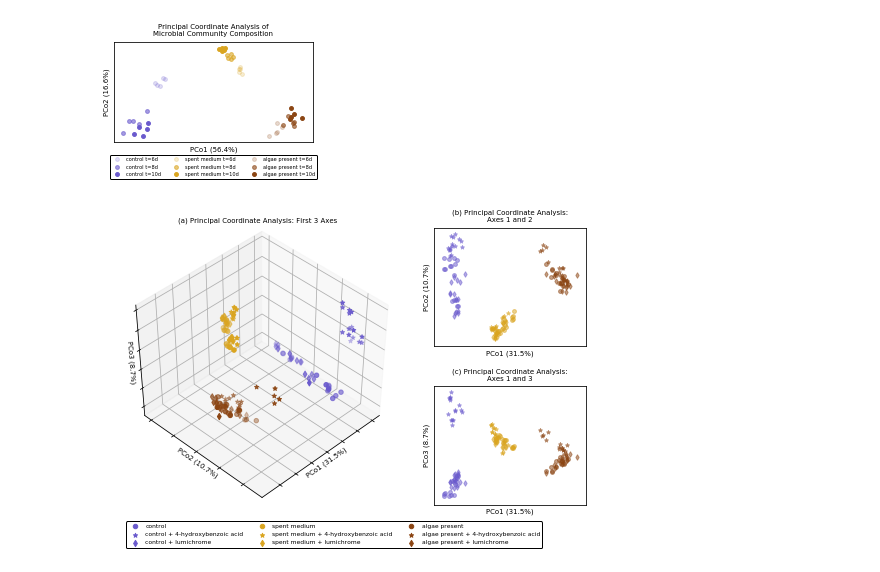
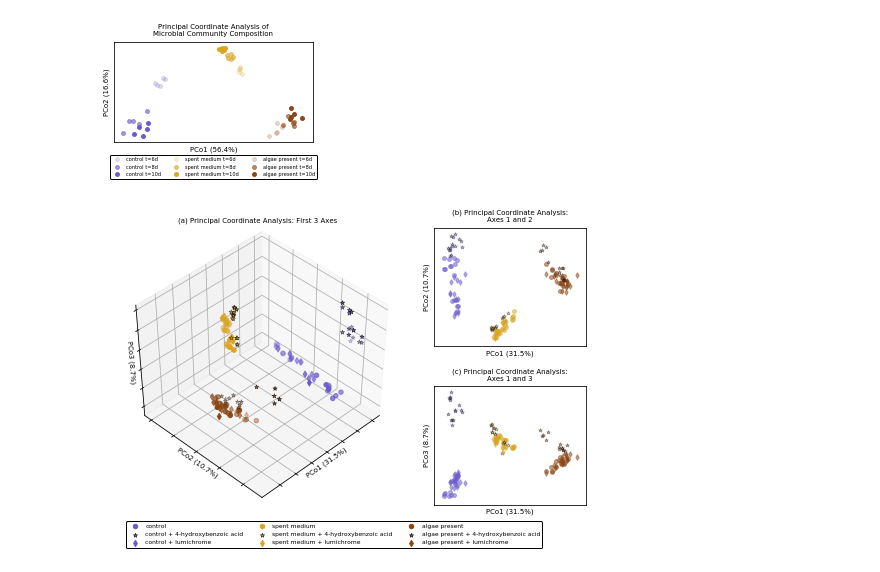
Before and after one commit to vbrisson/Algal_Exometabolites_Shape_Bacterial_Communities, a Jupyter notebook: plotting_and_further_analysis/PCoAandAlphaDiversityPlots.ipynb, the cells around one changed output. Drawn from its saved outputs; the diff is of its cells as text; code cells hidden in the pictures.

```diff
--- a/plotting_and_further_analysis/PCoAandAlphaDiversityPlots.ipynb
+++ b/plotting_and_further_analysis/PCoAandAlphaDiversityPlots.ipynb
@@ -93,7 +93,8 @@ for a in ['none', 'SM','phaeo']:
                 color=colors[a], marker='o', alpha=0.5, s=15, label=labels[a])
     plt.scatter(mydata.loc[mydata['metabolite']=='4hydroxybenzoic_acid']['Axis.1'],
                 mydata.loc[mydata['metabolite']=='4hydroxybenzoic_acid']['Axis.2'],
-                color=colors[a], marker='*', alpha=0.5, s=15, label=labels[a]+' + 4-hydroxybenzoic acid')
+                edgecolor='k',linewidth=0.5,color=colors[a], marker='*',alpha=0.5, s=15,
+                label=labels[a]+' + 4-hydroxybenzoic acid')
     plt.scatter(mydata.loc[mydata['metabolite']=='lumichrome']['Axis.1'],
                 mydata.loc[mydata['metabolite']=='lumichrome']['Axis.2'],
                 color=colors[a], marker='d', alpha=0.5, s=15, label=labels[a]+' + lumichrome')
@@ -113,7 +114,8 @@ for a in ['none', 'SM','phaeo']:
                 color=colors[a], marker='o', alpha=0.5, s=15, label=labels[a])
     plt.scatter(mydata.loc[mydata['metabolite']=='4hydroxybenzoic_acid']['Axis.1'],
                 mydata.loc[mydata['metabolite']=='4hydroxybenzoic_acid']['Axis.3'],
-                color=colors[a], marker='*', alpha=0.5, s=15,label=labels[a]+' + 4-hydroxybenzoic acid')
+                edgecolor='k',linewidth=0.5,color=colors[a], marker='*', alpha=0.5, s=15,
+                label=labels[a]+' + 4-hydroxybenzoic acid')
     plt.scatter(mydata.loc[mydata['metabolite']=='lumichrome']['Axis.1'],
                 mydata.loc[mydata['metabolite']=='lumichrome']['Axis.3'],
                 color=colors[a], marker='d', alpha=0.5, s=15,label=labels[a]+' + lumichrome')
@@ -131,35 +133,36 @@ for a in ['none', 'SM','phaeo']:
     ax3D.scatter(mydata.loc[mydata['metabolite']=='none']['Axis.1'],
                 mydata.loc[mydata['metabolite']=='none']['Axis.2'],
                 mydata.loc[mydata['metabolite']=='none']['Axis.3'],
                 color=colors[a], marker='o', label=labels[a])
     ax3D.scatter(mydata.loc[mydata['metabolite']=='4hydroxybenzoic_acid']['Axis.1'],
                 mydata.loc[mydata['metabolite']=='4hydroxybenzoic_acid']['Axis.2'],
                 mydata.loc[mydata['metabolite']=='4hydroxybenzoic_acid']['Axis.3'],
-                color=colors[a], marker='*', label=labels[a]+' + 4-hydroxybenzoic acid')
+                edgecolor='k',linewidth=0.5, color=colors[a], marker='*',
+                label=labels[a]+' + 4-hydroxybenzoic acid')
     ax3D.scatter(mydata.loc[mydata['metabolite']=='lumichrome']['Axis.1'],
                 mydata.loc[mydata['metabolite']=='lumichrome']['Axis.2'],
                 mydata.loc[mydata['metabolite']=='lumichrome']['Axis.3'],
                 color=colors[a], marker='d', label=labels[a]+' + lumichrome')
 ax3D.set_xticklabels('')
 ax3D.set_yticklabels('')
 ax3D.set_zticklabels('')
 ax3D.tick_params(length=0)
 plt.title('(a) Principal Coordinate Analysis: First 3 Axes\n\n\n', fontsize=7)
 # percentages of variance explained calculate in R script (phyloseq_analysis.R) and coppied over here
 ax3D.set_xlabel('PCo1 (31.5%)',labelpad=-15, fontsize=7)
 ax3D.set_ylabel('PCo2 (10.7%)',labelpad=-15, fontsize=7)
 ax3D.set_zlabel('PCo3 (8.7%)',labelpad=-15, fontsize=7)
 ax3D.view_init(elev=45, azim=45)
 
 # add a legend
 plt.legend(bbox_to_anchor=[0.75,-0.05], loc='upper center', ncol=3, fontsize=6,framealpha=1, edgecolor='k')
 
 plt.tight_layout()
 plt.subplots_adjust(wspace=0.1, left=0)
 plt.savefig('Figure5.png',transparent=True, dpi=300),
 plt.show()
 # %% [output]
-[figure, old version]
+[figure, new version]
 # %%
 # LOAD ALPHA (SHANNON) DIVERSITY DATA
 
```
Also changed, not shown: parts of 1 cell of this notebook.
